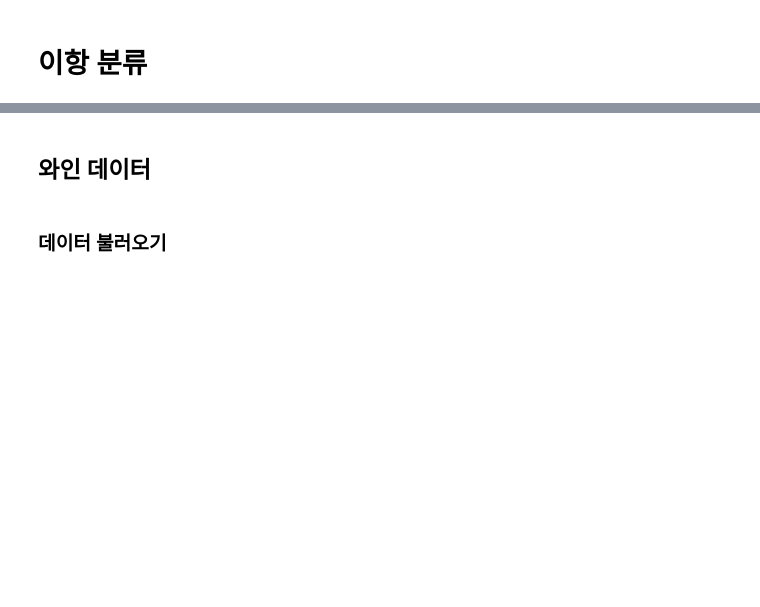
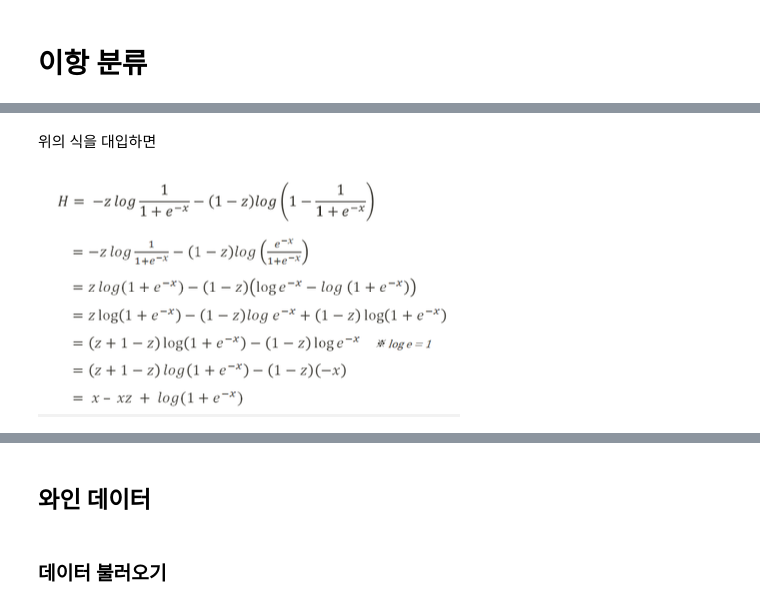
Before and after one commit to hbhb0311/Chatbot, a Jupyter notebook: 1.DL_basic/3.Tensorflow_binaryClassification.ipynb, the cells around one changed output, grey strips where cells are left out. Saved outputs shown, nothing was run; the diff lists cells and outputs as text; code cells hidden in the pictures; blank space fills up the shorter version.

```diff
--- a/1.DL_basic/3.Tensorflow_binaryClassification.ipynb
+++ b/1.DL_basic/3.Tensorflow_binaryClassification.ipynb
@@ -4,0 +195,6 @@
+# %% [markdown]
+위의 식을 대입하면
+# %%
+Image('/content/drive/MyDrive/멋쟁이사자처럼/dataset/binary/Untitled3.png')
+# %% [output]
+[figure, added]
```
Also changed, not shown: parts of 44 cells of this notebook.
